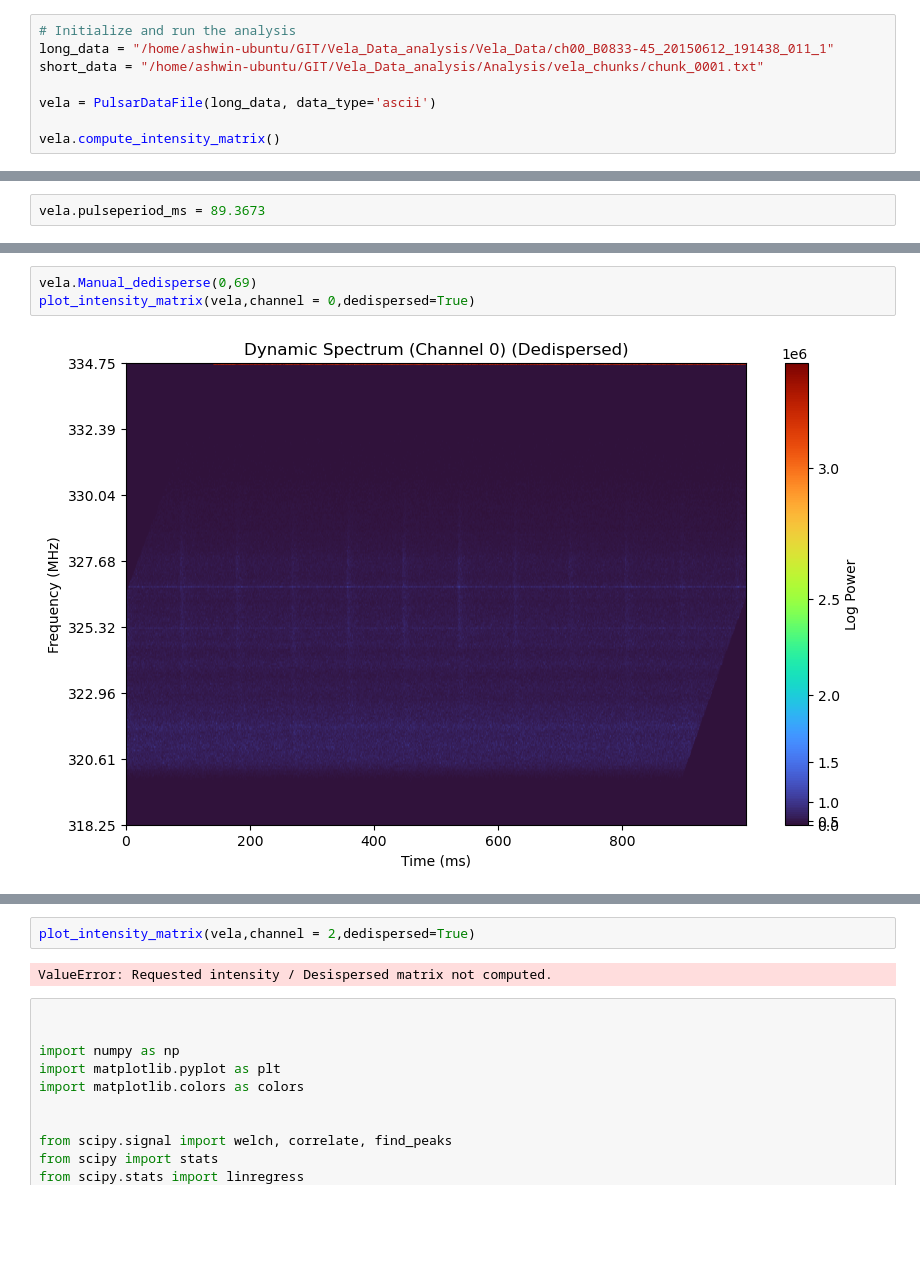
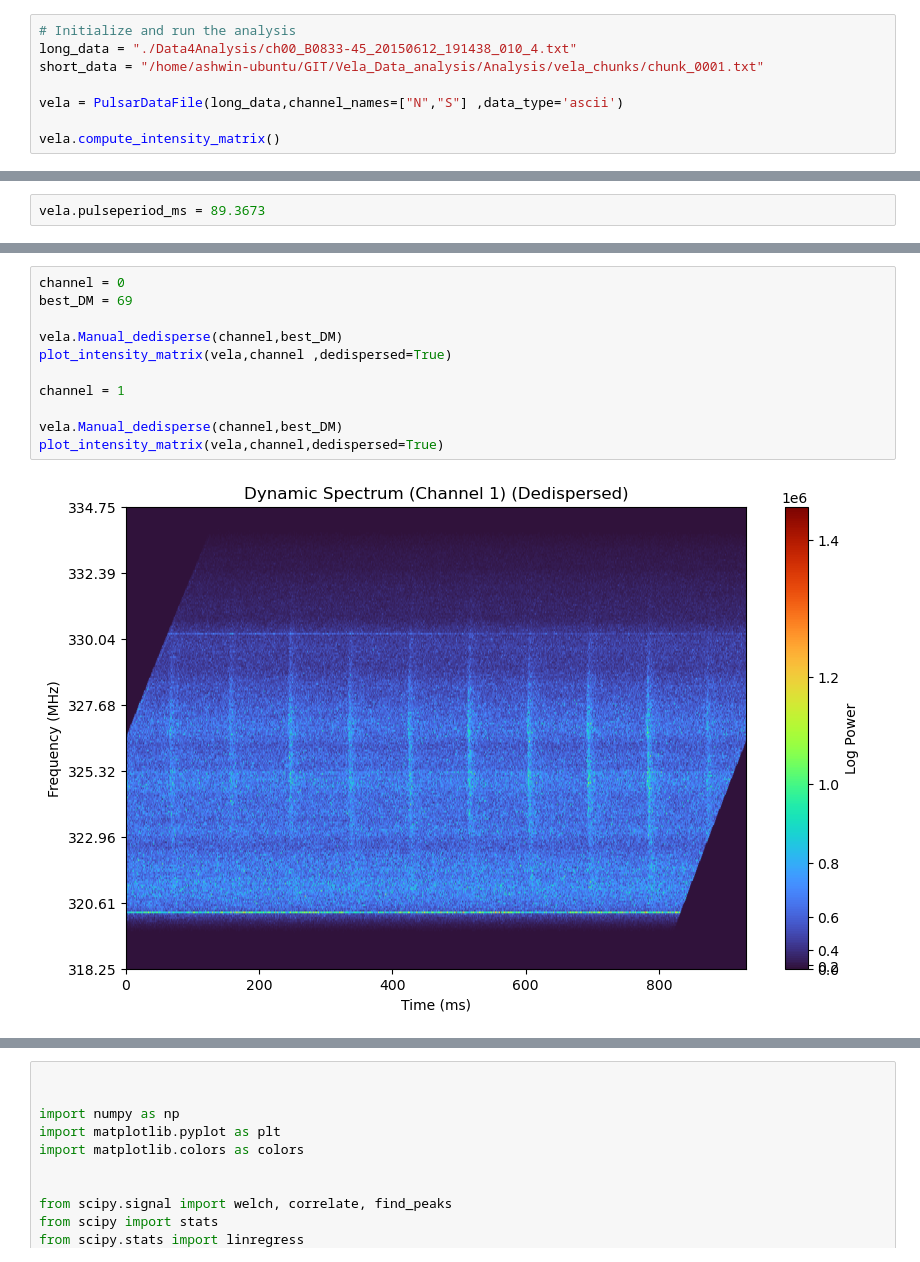
Before and after one commit to ashwin-r-k/PulsarAnalyticsKit, a Jupyter notebook: NoteBook_PULSAR_DATA_Analysis_FINAL.ipynb, the cells around one changed output, grey strips where cells are left out. Drawn from its saved outputs; the diff is of its cells as text; blank space fills up the shorter version.

```diff
--- a/NoteBook_PULSAR_DATA_Analysis_FINAL.ipynb
+++ b/NoteBook_PULSAR_DATA_Analysis_FINAL.ipynb
@@ -186,9 +114,9 @@ class PulsarDataFile:
 # %%
 # Initialize and run the analysis
-long_data = "/home/ashwin-ubuntu/GIT/Vela_Data_analysis/Vela_Data/ch00_B0833-45_20150612_191438_011_1"
+long_data = "./Data4Analysis/ch00_B0833-45_20150612_191438_010_4.txt"
 short_data = "/home/ashwin-ubuntu/GIT/Vela_Data_analysis/Analysis/vela_chunks/chunk_0001.txt"
 
-vela = PulsarDataFile(long_data, data_type='ascii')
+vela = PulsarDataFile(long_data,channel_names=["N","S"] ,data_type='ascii')
 
 vela.compute_intensity_matrix()
 # %% [output]
@@ -384,5 +197,13 @@ DM = 65.84700557255253  ; score = -89.6035172368575
 # %%
-vela.Manual_dedisperse(0,69)
-plot_intensity_matrix(vela,channel = 0,dedispersed=True)
+channel = 0
+best_DM = 69
+
+vela.Manual_dedisperse(channel,best_DM)
+plot_intensity_matrix(vela,channel ,dedispersed=True)
+
+channel = 1
+
+vela.Manual_dedisperse(channel,best_DM)
+plot_intensity_matrix(vela,channel,dedispersed=True)
 # %% [output]
-[figure, old version]
+[figure, new version]
@@ -389,7 +211,3 @@ plot_intensity_matrix(vela,channel = 0,dedispersed=True)
-# %%
-plot_intensity_matrix(vela,channel = 2,dedispersed=True)
-# %% [output]
-ValueError: Requested intensity / Desispersed matrix not computed.
 # %%
 
 
```
Also changed, not shown: parts of 11 cells of this notebook, 5 other files.
